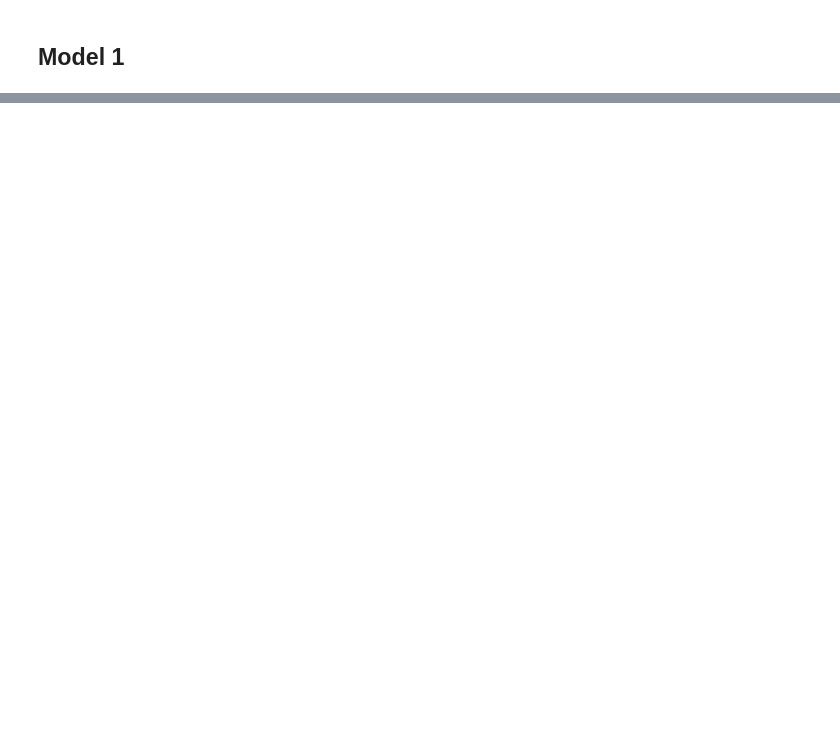
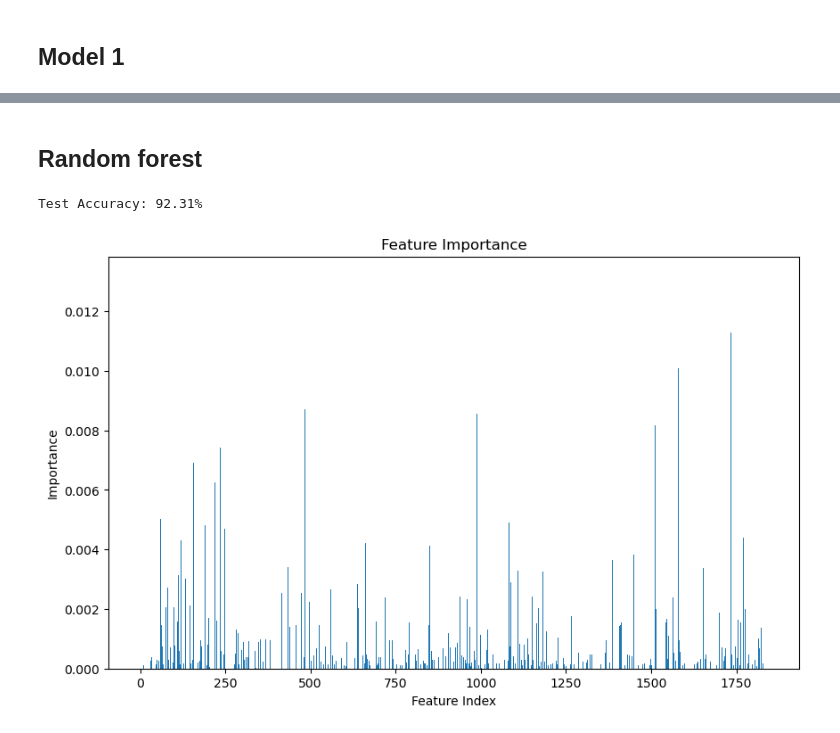
Before and after one commit to Avielstein/Natural-langauge-processing, a Jupyter notebook: Task_analysis/Classify_Code_docs.ipynb, the cells around one changed output, grey strips where cells are left out. Saved outputs shown, nothing was run; the diff lists cells and outputs as text; code cells hidden in the pictures; blank space fills up the shorter version.

```diff
--- a/Task_analysis/Classify_Code_docs.ipynb
+++ b/Task_analysis/Classify_Code_docs.ipynb
@@ -162,0 +174,52 @@ model.evaluate(X_test_tokens['input_ids'], y_test)
+# %% [markdown]
+## Random forest
+# %%
+import pandas as pd
+from sklearn.model_selection import train_test_split
+from sklearn.feature_extraction.text import TfidfVectorizer
+from sklearn.ensemble import RandomForestClassifier
+from sklearn.metrics import accuracy_score
+
+# Load dataset
+df = pd.read_csv('analysis_dataset.csv')
+
+# Feature extraction: TF-IDF
+tfidf_vectorizer = TfidfVectorizer(max_features=10000)  # Adjust max_features as needed
+X_tfidf = tfidf_vectorizer.fit_transform(df['analysis_text']).toarray()
+
+# Label encoding
+labels = pd.get_dummies(df['task'])
+
+# Split dataset
+X_train, X_test, y_train, y_test = train_test_split(X_tfidf, labels, test_size=0.1, random_state=42)
+
+# Define the Random Forest model
+rf_model = RandomForestClassifier(n_estimators=100, random_state=42)  # n_estimators is the number of trees
+
+# Train the model
+rf_model.fit(X_train, y_train.values.argmax(axis=1))
+
+# Predictions
+y_pred = rf_model.predict(X_test)
+
+# Since y_pred are the indices of max values, convert y_test to the same format for comparison
+y_test_indices = y_test.values.argmax(axis=1)
+
+# Evaluate model
+accuracy = accuracy_score(y_test_indices, y_pred)
+print(f'Test Accuracy: {accuracy*100:.2f}%')
+# %% [output]
+Test Accuracy: 92.31%
+# %%
+import matplotlib.pyplot as plt
+
+feature_importances = rf_model.feature_importances_
+# Plotting feature importances
+plt.figure(figsize=(10, 6))
+plt.bar(range(X_train.shape[1]), feature_importances)
+plt.xlabel('Feature Index')
+plt.ylabel('Importance')
+plt.title('Feature Importance')
+plt.show()
+# %% [output]
+[figure, added]
```
Also changed, not shown: parts of 16 cells of this notebook, 2 other files.
